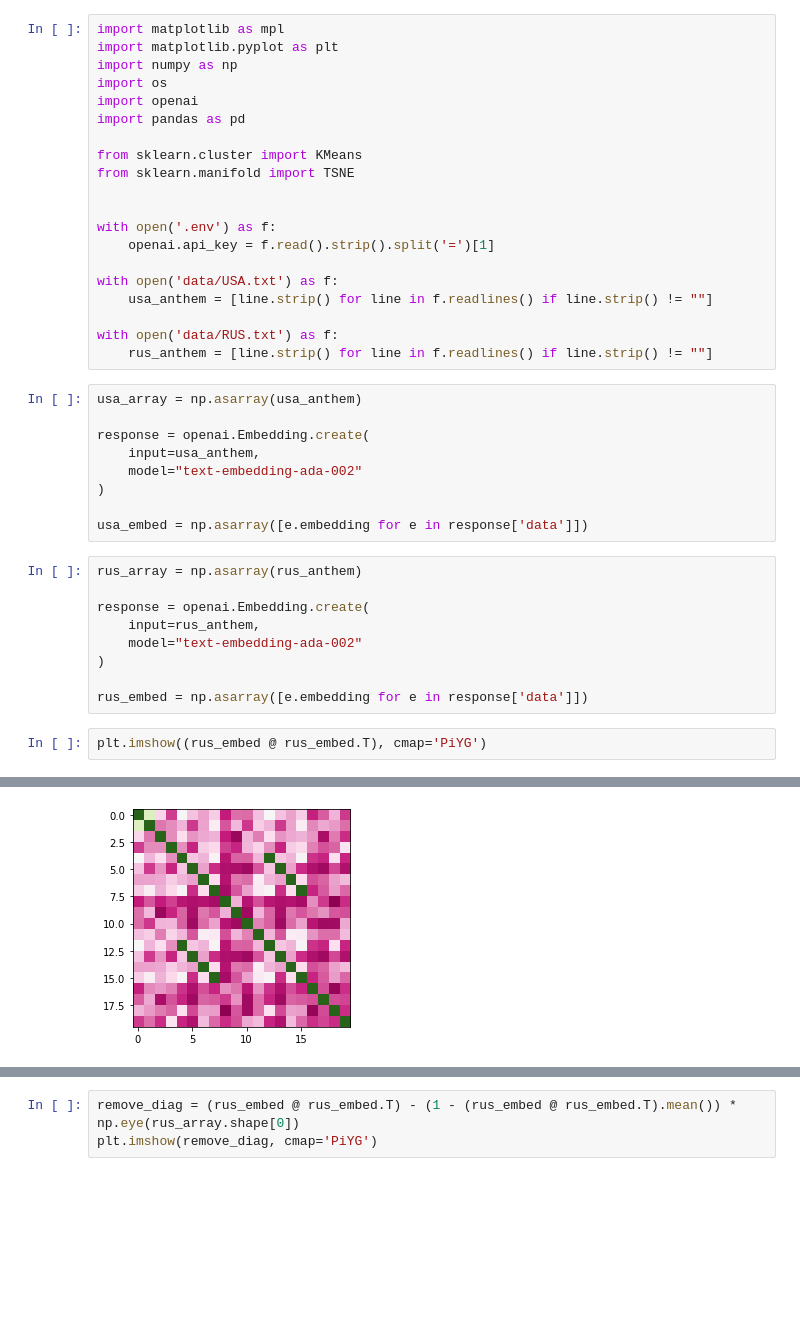
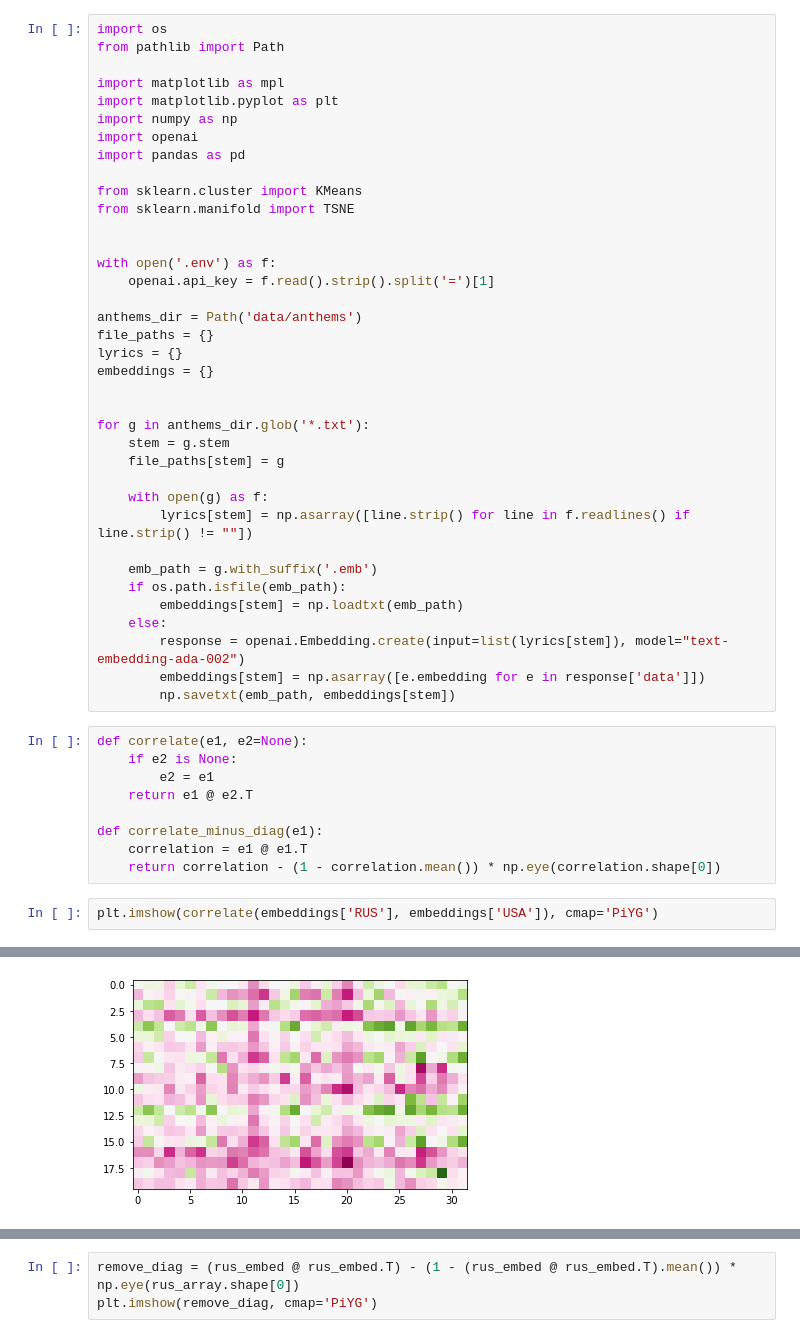
Before and after one commit to kebuhcah/openai-notebooks, a Jupyter notebook: anthem-embeddings.ipynb, the cells around one changed output, grey strips where cells are left out. Cells and saved outputs as stored; diff of their text form; blank space fills up the shorter version.

```diff
--- a/anthem-embeddings.ipynb
+++ b/anthem-embeddings.ipynb
@@ -1,8 +1,10 @@
 # %%
+import os
+from pathlib import Path
+
 import matplotlib as mpl
 import matplotlib.pyplot as plt
 import numpy as np
-import os
 import openai
 import pandas as pd
 
@@ -13,31 +15,37 @@ from sklearn.manifold import TSNE
 with open('.env') as f:
     openai.api_key = f.read().strip().split('=')[1]
 
-with open('data/USA.txt') as f:
-    usa_anthem = [line.strip() for line in f.readlines() if line.strip() != ""]
+anthems_dir = Path('data/anthems')
+file_paths = {}
+lyrics = {}
+embeddings = {}
 
-with open('data/RUS.txt') as f:
-    rus_anthem = [line.strip() for line in f.readlines() if line.strip() != ""]
+
+for g in anthems_dir.glob('*.txt'):
+    stem = g.stem
+    file_paths[stem] = g
+
+    with open(g) as f:
+        lyrics[stem] = np.asarray([line.strip() for line in f.readlines() if line.strip() != ""])
+
+    emb_path = g.with_suffix('.emb')
+    if os.path.isfile(emb_path):
+        embeddings[stem] = np.loadtxt(emb_path)
+    else:
+        response = openai.Embedding.create(input=list(lyrics[stem]), model="text-embedding-ada-002")
+        embeddings[stem] = np.asarray([e.embedding for e in response['data']])
+        np.savetxt(emb_path, embeddings[stem])
-# %%
-usa_array = np.asarray(usa_anthem)
-
-response = openai.Embedding.create(
-    input=usa_anthem,
-    model="text-embedding-ada-002"
-)
-
-usa_embed = np.asarray([e.embedding for e in response['data']])
 # %%
-rus_array = np.asarray(rus_anthem)
+def correlate(e1, e2=None):
+    if e2 is None:
+        e2 = e1
+    return e1 @ e2.T
 
-response = openai.Embedding.create(
-    input=rus_anthem,
-    model="text-embedding-ada-002"
-)
-
-rus_embed = np.asarray([e.embedding for e in response['data']])
+def correlate_minus_diag(e1):
+    correlation = e1 @ e1.T
+    return correlation - (1 - correlation.mean()) * np.eye(correlation.shape[0])
 # %%
-plt.imshow((rus_embed @ rus_embed.T), cmap='PiYG')
+plt.imshow(correlate(embeddings['RUS'], embeddings['USA']), cmap='PiYG')
 # %% [output]
 <matplotlib.image.AxesImage at 0x...>
-[figure, old version]
+[figure, new version]
```
Also changed, not shown: parts of 1 cell of this notebook, 4 other files.
